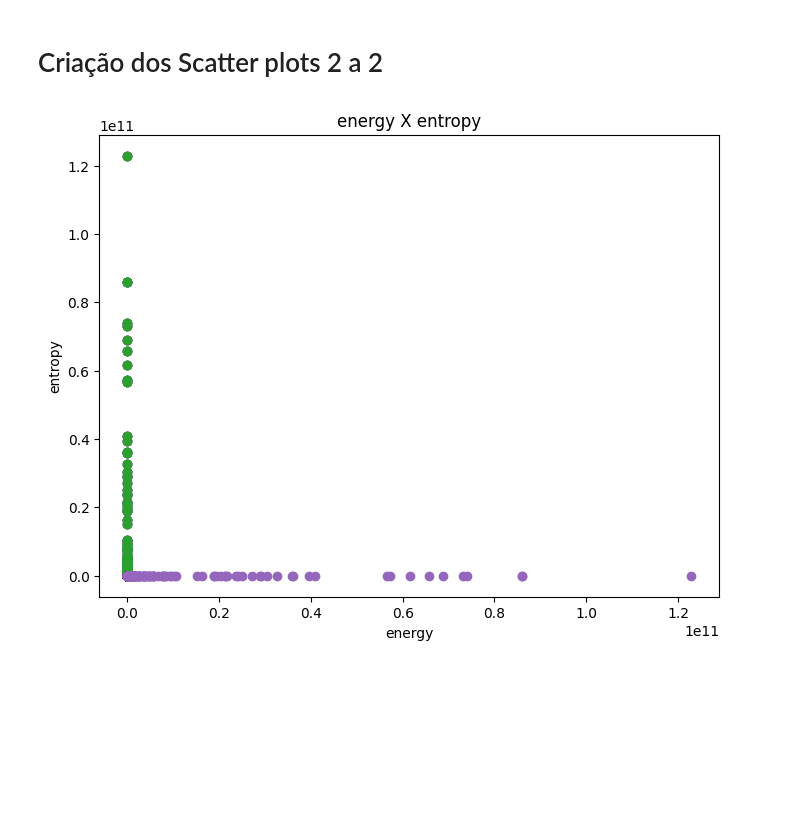
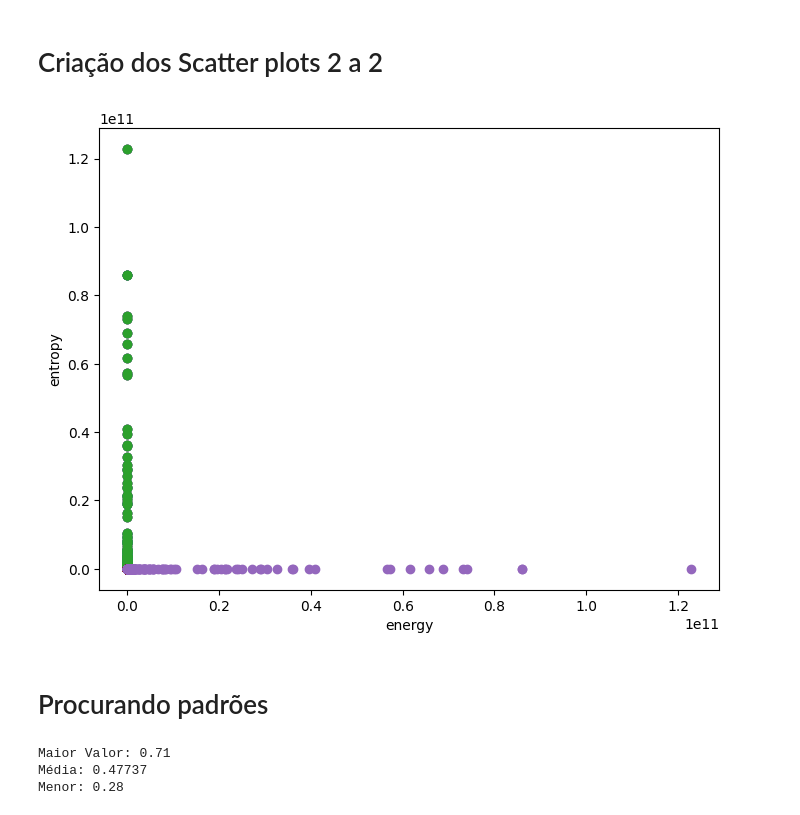
Before and after one commit to mauriciobenjamin700/6_periodo, a Jupyter notebook: CV/Treino/Enviar_3/main2.ipynb, the cells around one changed output. Cells and saved outputs as stored; diff of their text form; code cells hidden in the pictures; blank space fills up the shorter version.

```diff
--- a/CV/Treino/Enviar_3/main2.ipynb
+++ b/CV/Treino/Enviar_3/main2.ipynb
@@ -184,25 +189,39 @@ famacha = df["deworm"]
 # %%
 import matplotlib.pyplot as plt
 import os
 
 output = "scatter_plots"
 
 if not os.path.exists(output):
     os.makedirs(output)
 
 columns = ["mean", "var","skew", "kurtosis", "energy", "entropy"]
 
 plt.figure(figsize=(8, 6))
 
 for i in range(0,len(columns)-1,1):
     for j in range(i+1,len(columns),1):
 
 
         plt.scatter(df[columns[i]], df[columns[j]])
         plt.xlabel(columns[i])
         plt.ylabel(columns[j])
         fig_name = f'{columns[i]} X {columns[j]}'
-        plt.title(fig_name)
         plt.savefig(os.path.sep.join((output,fig_name)))
 # %% [output]
-[figure, old version]
+[figure, new version]
+# %% [markdown]
+# Procurando padrões
+# %%
+lista = []
+import numpy as np
+
+for i in range(0,1000,1):
+    lista.append(classification(matriz, famacha))
+
+
+print(f"\nMaior Valor: {max(lista)}\nMédia: {np.mean(lista)}\nMenor: {min(lista)}")
+# %% [output]
+Maior Valor: 0.71
+Média: 0.47737
+Menor: 0.28
```
Also changed, not shown: parts of 3 cells of this notebook, 18 other files.
